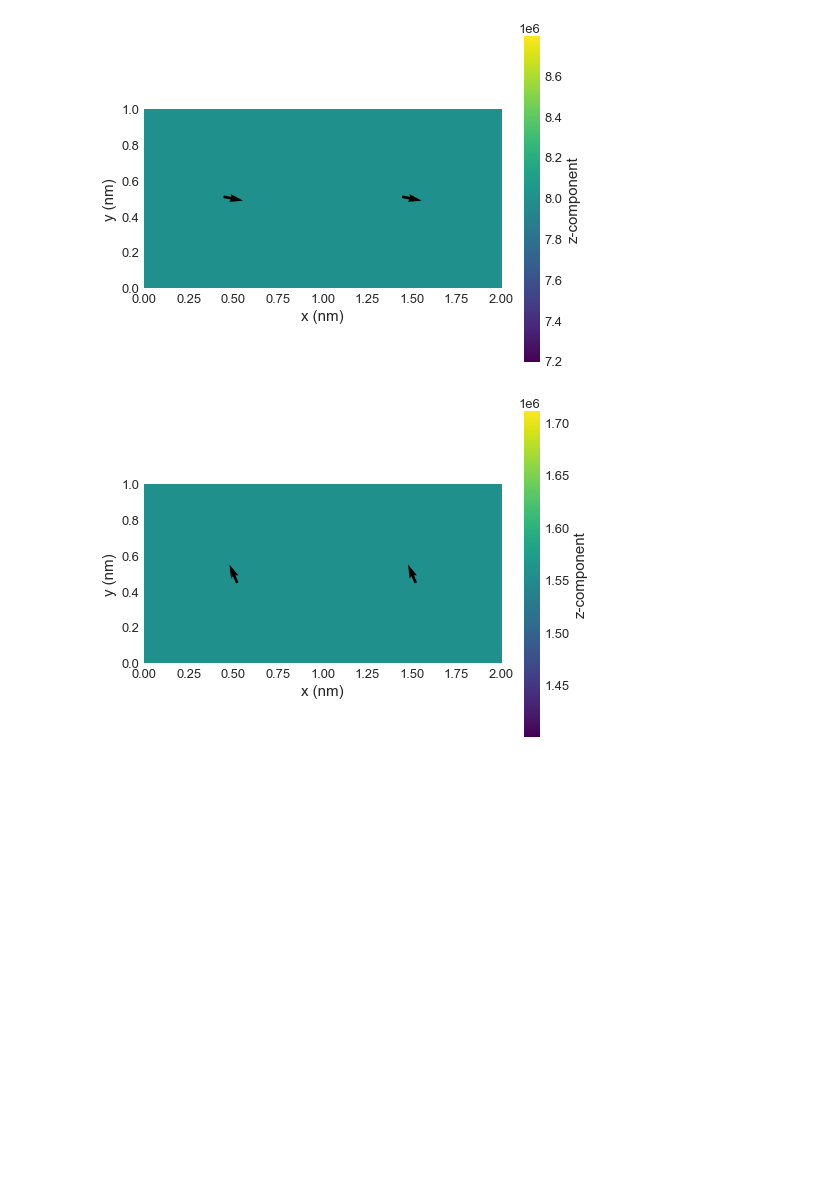
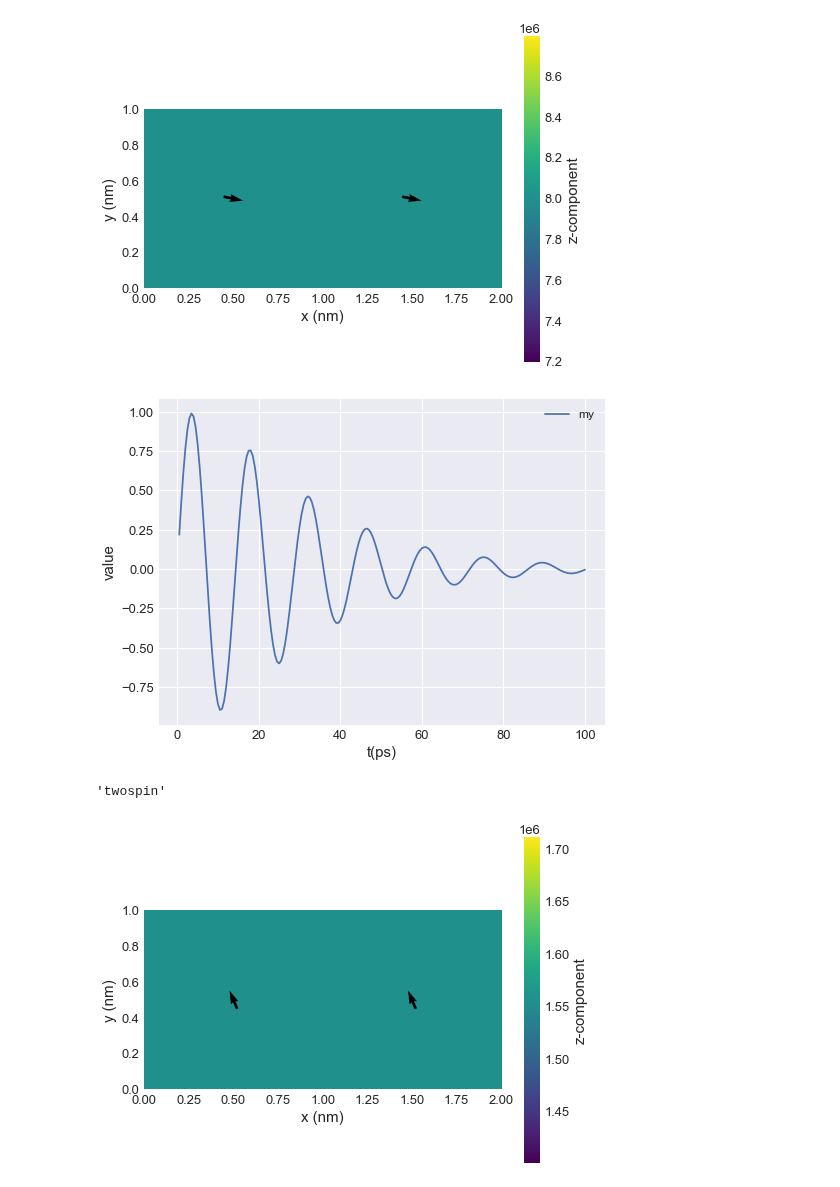
Before and after one commit to ubermag/micromagneticdata, a Jupyter notebook: dev/FFT Development.ipynb, the cells around one changed output. Saved outputs shown, nothing was run; the diff lists cells and outputs as text; code cells hidden in the pictures; blank space fills up the shorter version.

```diff
--- a/dev/FFT Development.ipynb
+++ b/dev/FFT Development.ipynb
@@ -32,6 +32,10 @@ Running OOMMF (DockerOOMMFRunner) [2021/08/20 16:19]... (5.8 s)
 system.m.plane('z').mpl()
 # %% [output]
 [figure]
+# %%
+system.table.mpl(y=['my'])
+# %% [output]
+[figure, added]
 # %%
 import micromagneticdata as md
 import numpy as np
@@ -40,3 +47,7 @@ drive = md.Drive(name='twospin', number=0)
+# %%
+drive.
+# %% [output]
+'twospin'
 # %%
 drive[8].plane('z').mpl()
 # %% [output]
```
Also changed, not shown: parts of 51 cells of this notebook, 1 other file.
